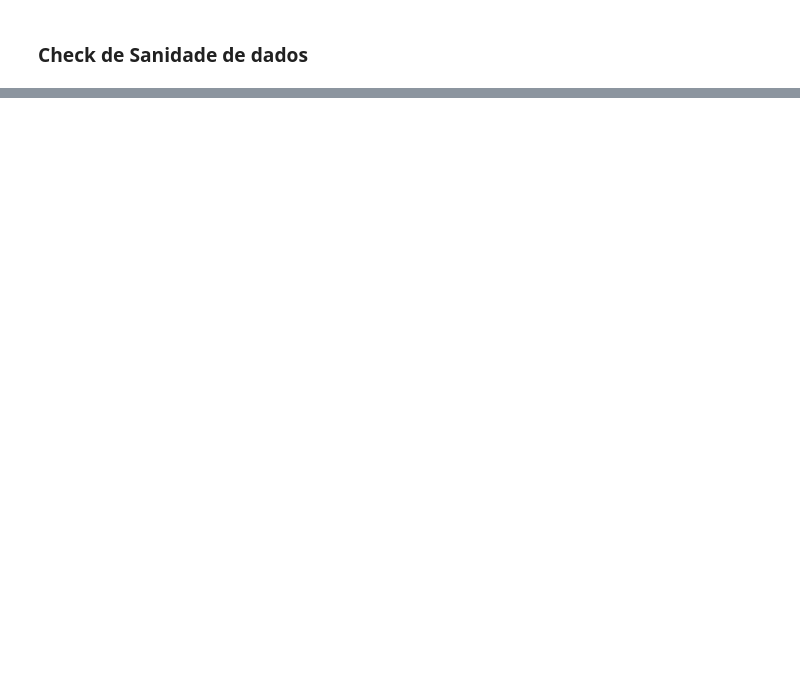
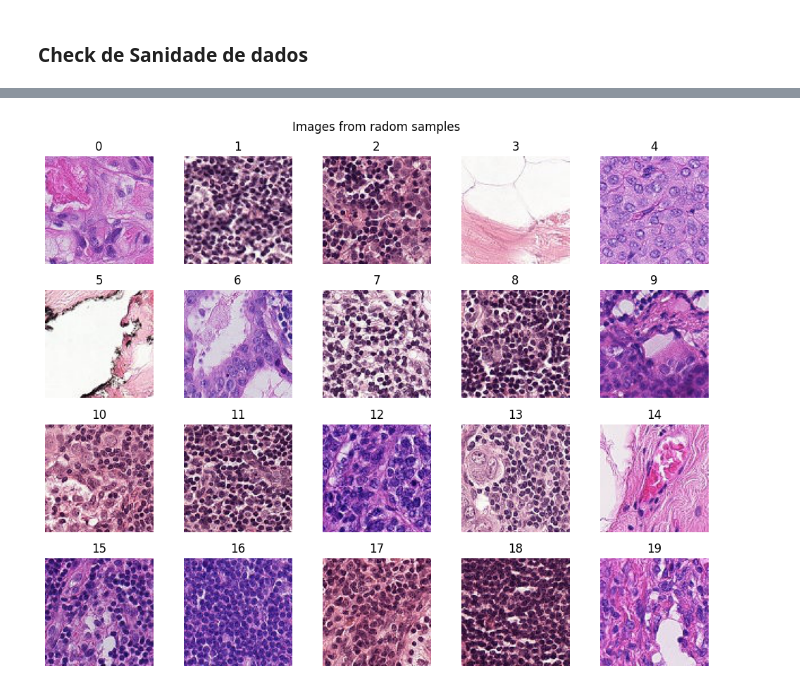
Before and after one commit to smrenato/histopathologic_cancer_detect, a Jupyter notebook: notebooks/eda.ipynb, the cells around one changed output, grey strips where cells are left out. Cells and saved outputs as stored; diff of their text form; code cells hidden in the pictures; blank space fills up the shorter version.

```diff
--- a/notebooks/eda.ipynb
+++ b/notebooks/eda.ipynb
@@ -81,0 +93,3 @@ Name: proportion, dtype: float64
+# %%
+pixels.plot_images_from_histogram()
+# %% [output]
@@ -81,0 +97 @@ Name: proportion, dtype: float64
+[figure, added]
```
Also changed, not shown: parts of 17 cells of this notebook, 6 other files.
